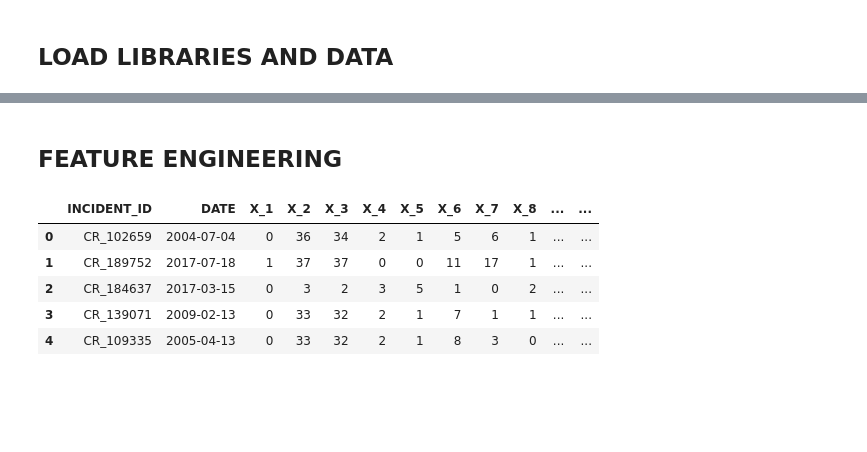
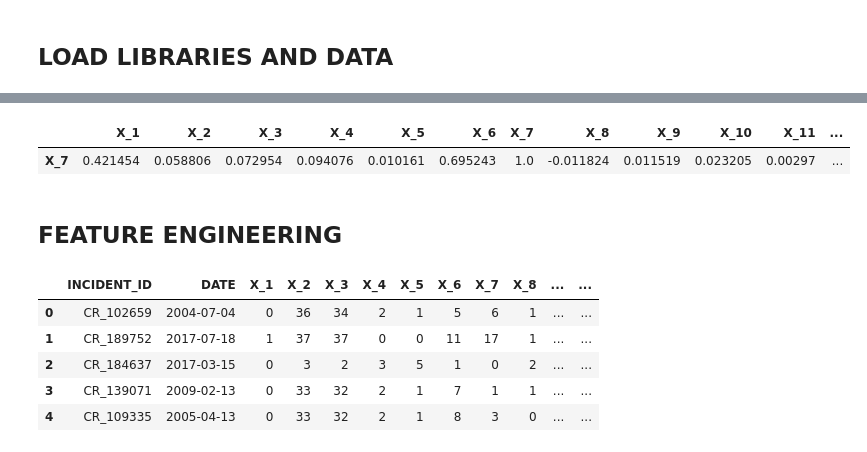
Before and after one commit to 99sbr/Machine-Learning, a Jupyter notebook: Novartis/Novartis Classification Challenge.ipynb, the cells around one changed output, grey strips where cells are left out. Cells and saved outputs as stored; diff of their text form; code cells hidden in the pictures; blank space fills up the shorter version.

```diff
--- a/Novartis/Novartis Classification Challenge.ipynb
+++ b/Novartis/Novartis Classification Challenge.ipynb
@@ -36,3 +21,8 @@ train.head(15)
+# %%
+train.corr()[np.round(train.corr()['X_1'] ,2)== 0.42]
+# %% [output]
+|  | X_1 | X_2 | X_3 | X_4 | X_5 | X_6 | X_7 | X_8 | X_9 | X_10 | X_11 | ... |
+| X_7 | 0.421454 | 0.058806 | 0.072954 | 0.094076 | 0.010161 | 0.695243 | 1.0 | -0.011824 | 0.011519 | 0.023205 | 0.00297 | ... |
 # %% [markdown]
 ## FEATURE ENGINEERING
 # %%
```
Also changed, not shown: parts of 3 cells of this notebook, 10 other files.
